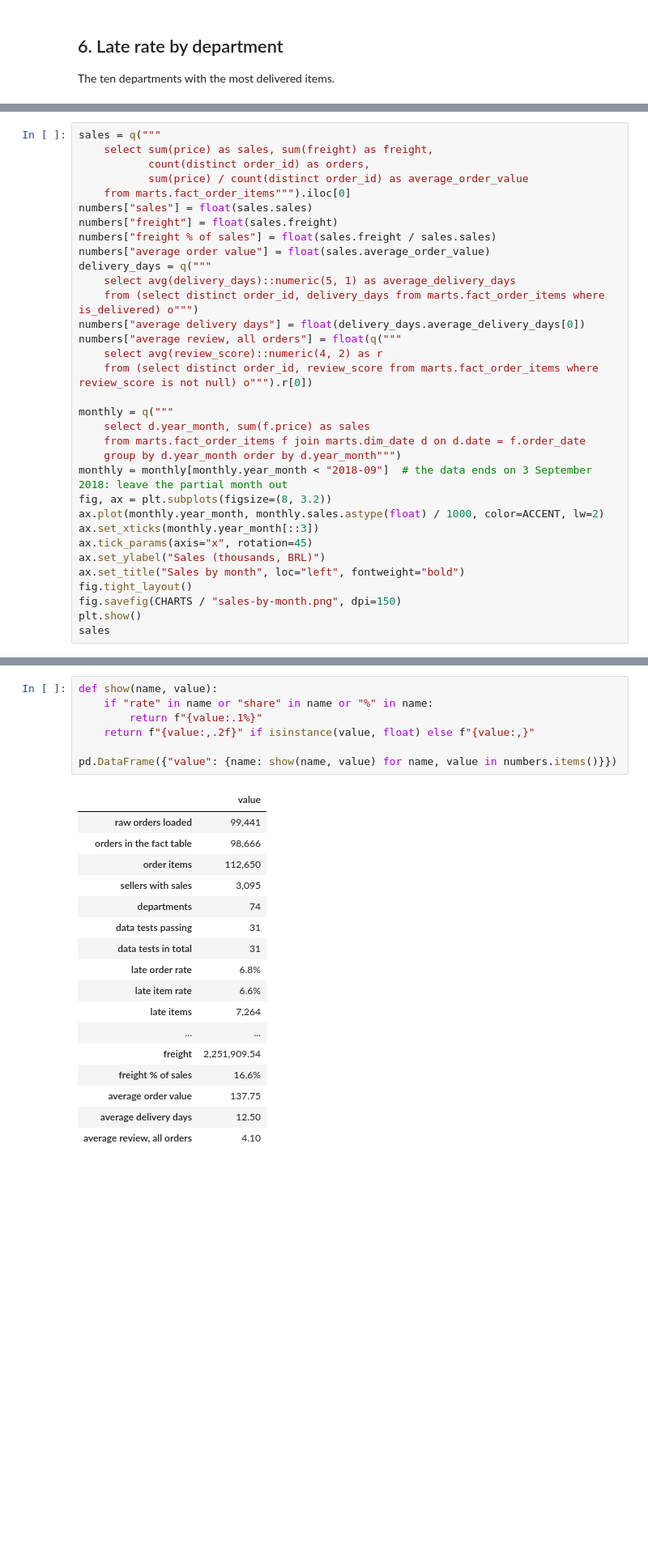
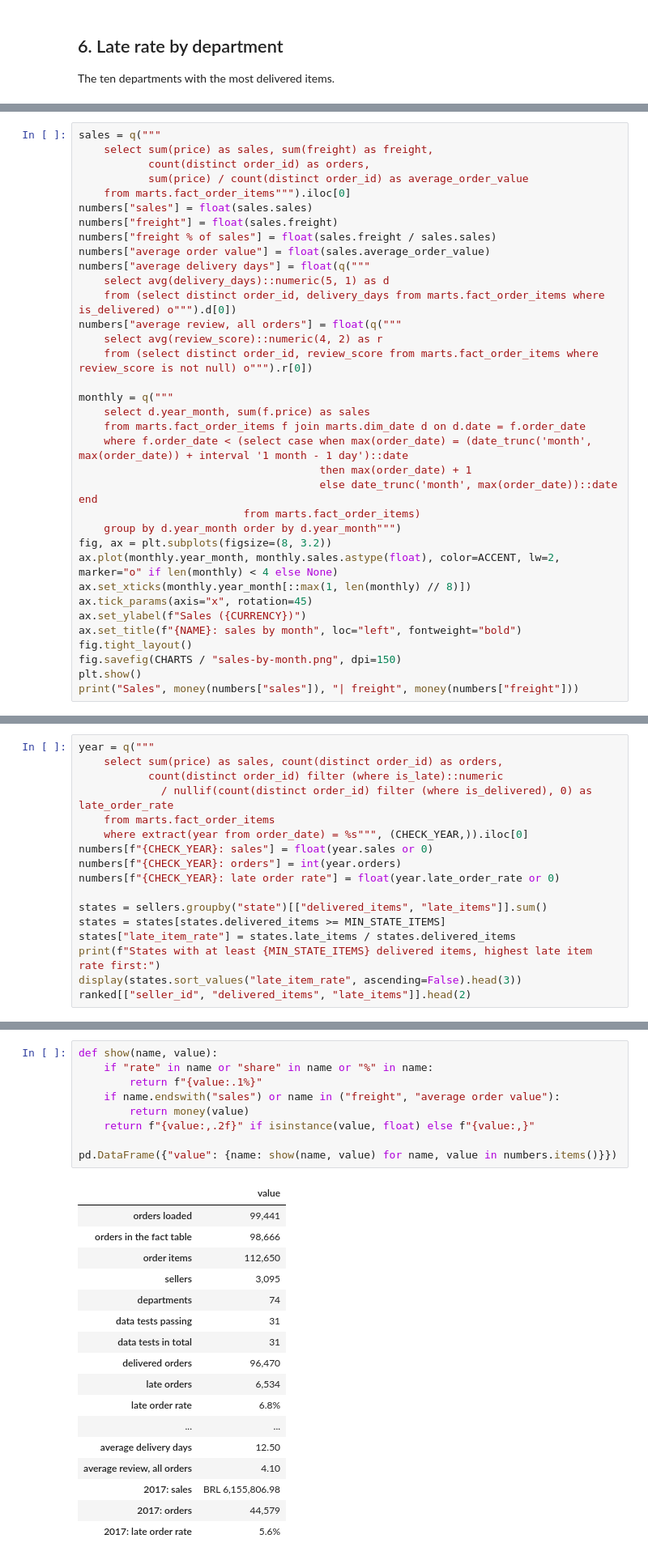
Before and after one commit to omarshalabyy1/retail-supplier-warehouse, a Jupyter notebook: analysis/analysis.ipynb, the cells around one changed output, grey strips where cells are left out. Shown at 81% size. Saved outputs shown, nothing was run; the diff lists cells and outputs as text; blank space fills up the shorter version.

```diff
--- a/analysis/analysis.ipynb
+++ b/analysis/analysis.ipynb
@@ -220,10 +236,9 @@ numbers["sales"] = float(sales.sales)
 numbers["freight"] = float(sales.freight)
 numbers["freight % of sales"] = float(sales.freight / sales.sales)
 numbers["average order value"] = float(sales.average_order_value)
-delivery_days = q("""
-    select avg(delivery_days)::numeric(5, 1) as average_delivery_days
-    from (select distinct order_id, delivery_days from marts.fact_order_items where is_delivered) o""")
-numbers["average delivery days"] = float(delivery_days.average_delivery_days[0])
+numbers["average delivery days"] = float(q("""
+    select avg(delivery_days)::numeric(5, 1) as d
+    from (select distinct order_id, delivery_days from marts.fact_order_items where is_delivered) o""").d[0])
 numbers["average review, all orders"] = float(q("""
     select avg(review_score)::numeric(4, 2) as r
     from (select distinct order_id, review_score from marts.fact_order_items where review_score is not null) o""").r[0])
@@ -231,16 +246,19 @@ numbers["average review, all orders"] = float(q("""
 monthly = q("""
     select d.year_month, sum(f.price) as sales
     from marts.fact_order_items f join marts.dim_date d on d.date = f.order_date
+    where f.order_date < (select case when max(order_date) = (date_trunc('month', max(order_date)) + interval '1 month - 1 day')::date
+                                      then max(order_date) + 1
+                                      else date_trunc('month', max(order_date))::date end
+                          from marts.fact_order_items)
     group by d.year_month order by d.year_month""")
-monthly = monthly[monthly.year_month < "2018-09"]  # the data ends on 3 September 2018: leave the partial month out
 fig, ax = plt.subplots(figsize=(8, 3.2))
-ax.plot(monthly.year_month, monthly.sales.astype(float) / 1000, color=ACCENT, lw=2)
-ax.set_xticks(monthly.year_month[::3])
+ax.plot(monthly.year_month, monthly.sales.astype(float), color=ACCENT, lw=2, marker="o" if len(monthly) < 4 else None)
+ax.set_xticks(monthly.year_month[::max(1, len(monthly) // 8)])
 ax.tick_params(axis="x", rotation=45)
-ax.set_ylabel("Sales (thousands, BRL)")
-ax.set_title("Sales by month", loc="left", fontweight="bold")
+ax.set_ylabel(f"Sales ({CURRENCY})")
+ax.set_title(f"{NAME}: sales by month", loc="left", fontweight="bold")
 fig.tight_layout()
 fig.savefig(CHARTS / "sales-by-month.png", dpi=150)
 plt.show()
-sales
+print("Sales", money(numbers["sales"]), "| freight", money(numbers["freight"]))
 # %% [output]
@@ -252,0 +271,17 @@ Name: 0, dtype: object
+# %%
+year = q("""
+    select sum(price) as sales, count(distinct order_id) as orders,
+           count(distinct order_id) filter (where is_late)::numeric
+             / nullif(count(distinct order_id) filter (where is_delivered), 0) as late_order_rate
+    from marts.fact_order_items
+    where extract(year from order_date) = %s""", (CHECK_YEAR,)).iloc[0]
+numbers[f"{CHECK_YEAR}: sales"] = float(year.sales or 0)
+numbers[f"{CHECK_YEAR}: orders"] = int(year.orders)
+numbers[f"{CHECK_YEAR}: late order rate"] = float(year.late_order_rate or 0)
+
+states = sellers.groupby("state")[["delivered_items", "late_items"]].sum()
+states = states[states.delivered_items >= MIN_STATE_ITEMS]
+states["late_item_rate"] = states.late_items / states.delivered_items
+print(f"States with at least {MIN_STATE_ITEMS} delivered items, highest late item rate first:")
+display(states.sort_values("late_item_rate", ascending=False).head(3))
+ranked[["seller_id", "delivered_items", "late_items"]].head(2)
@@ -257,25 +302,27 @@ The numbers used in the README, on the portfolio card and in `powerbi/06-checks.
 # %%
 def show(name, value):
     if "rate" in name or "share" in name or "%" in name:
         return f"{value:.1%}"
+    if name.endswith("sales") or name in ("freight", "average order value"):
+        return money(value)
     return f"{value:,.2f}" if isinstance(value, float) else f"{value:,}"
 
 pd.DataFrame({"value": {name: show(name, value) for name, value in numbers.items()}})
 # %% [output]
 |  | value |
-| raw orders loaded | 99,441 |
+| orders loaded | 99,441 |
 | orders in the fact table | 98,666 |
 | order items | 112,650 |
-| sellers with sales | 3,095 |
+| sellers | 3,095 |
 | departments | 74 |
 | data tests passing | 31 |
 | data tests in total | 31 |
+| delivered orders | 96,470 |
+| late orders | 6,534 |
 | late order rate | 6.8% |
-| late item rate | 6.6% |
-| late items | 7,264 |
 | ... | ... |
-| freight | 2,251,909.54 |
-| freight % of sales | 16.6% |
-| average order value | 137.75 |
 | average delivery days | 12.50 |
 | average review, all orders | 4.10 |
+| 2017: sales | BRL 6,155,806.98 |
+| 2017: orders | 44,579 |
+| 2017: late order rate | 5.6% |
```
Also changed, not shown: parts of 19 cells of this notebook, 33 other files.
